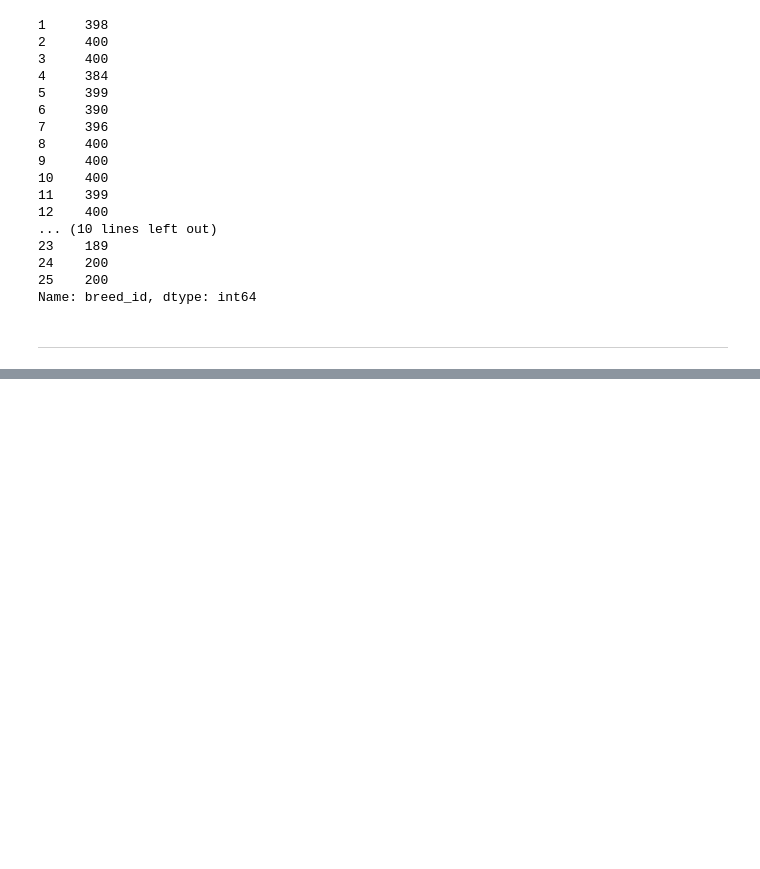
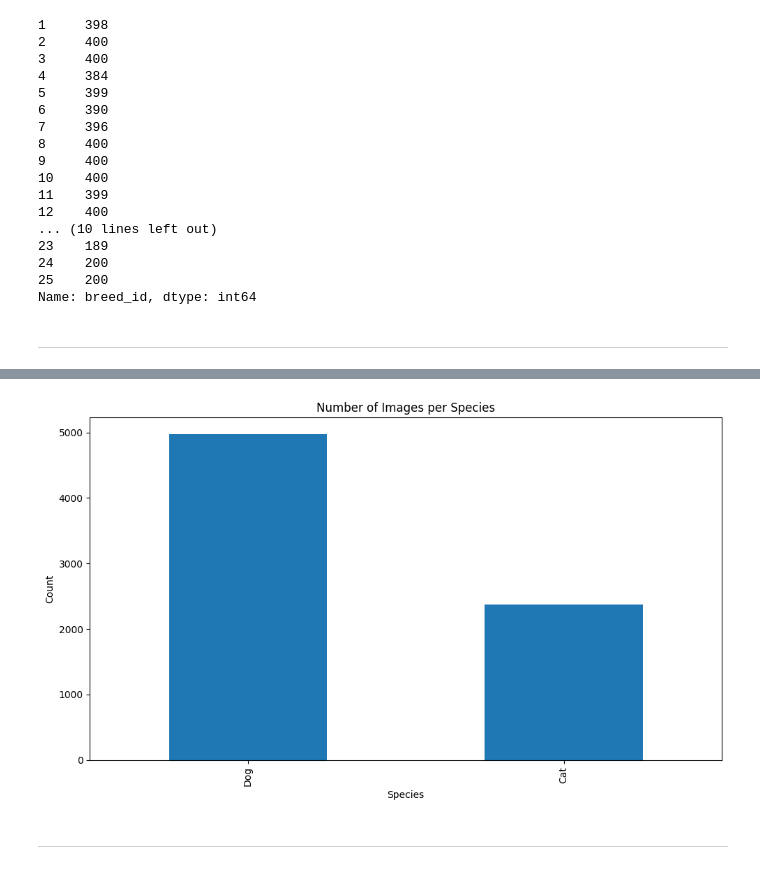
Before and after one commit to OmarAhmedAbdelAziz/Multiclass-Classification-Semantic-Segmentation-of-Pet-Breeds, a Jupyter notebook: notebooks/Step by Step Notebook.ipynb, the cells around one changed output, grey strips where cells are left out. Drawn from its saved outputs; the diff is of its cells as text; code cells hidden in the pictures; blank space fills up the shorter version.

```diff
--- a/notebooks/Step by Step Notebook.ipynb
+++ b/notebooks/Step by Step Notebook.ipynb
@@ -138,0 +176,16 @@ Name: breed_id, dtype: int64
+# %%
+# Plotting the number of images per specie
+species_counts = list_df['species'].value_counts()
+plt.figure(figsize=(10, 6))
+species_counts.plot(kind='bar')
+plt.title('Number of Images per Species')
+plt.xlabel('Species')
+plt.ylabel('Count')
+plt.xticks([0, 1], ['Dog', 'Cat'])
+plt.tight_layout()
+plt.grid
+plt.show()
+# %% [output]
+[figure, added]
+# %% [markdown]
+---
```
Also changed, not shown: parts of 7 cells of this notebook.
